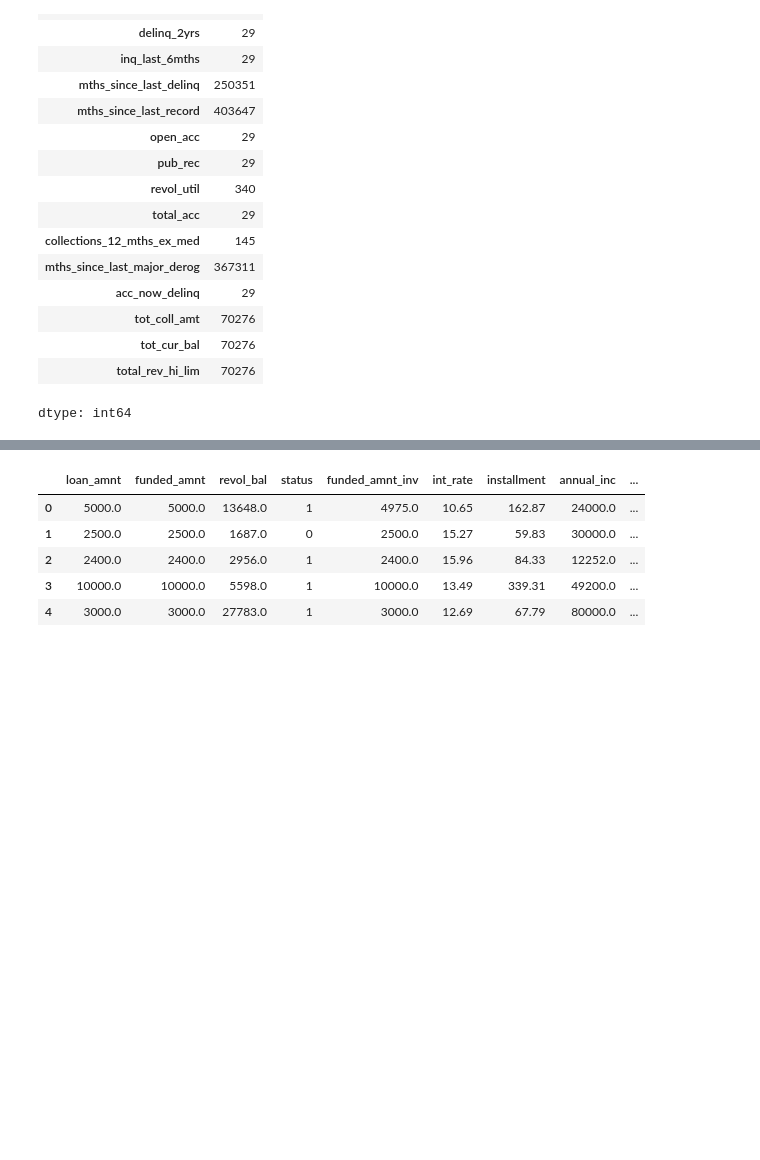
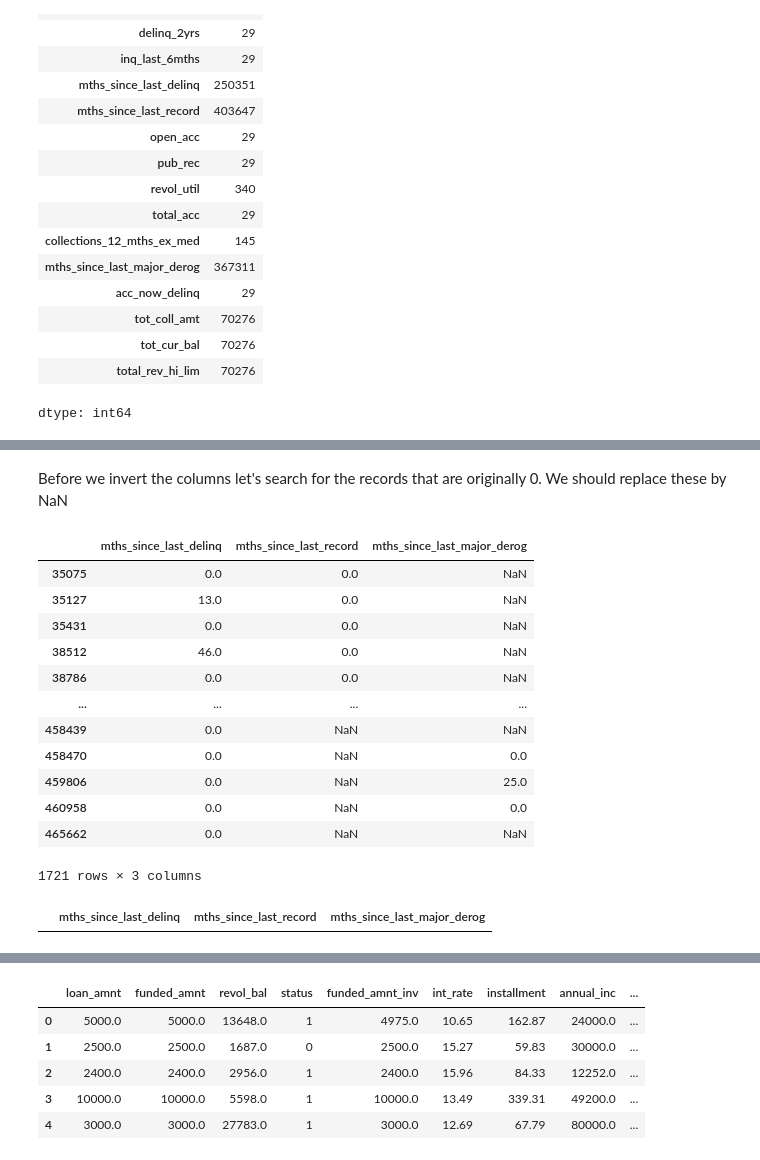
Before and after one commit to MYOUSSF/CreditRisk, a Jupyter notebook: Probability_of_Default_Modelling.ipynb, the cells around one changed output, grey strips where cells are left out. Cells and saved outputs as stored; diff of their text form; code cells hidden in the pictures; blank space fills up the shorter version.

```diff
--- a/Probability_of_Default_Modelling.ipynb
+++ b/Probability_of_Default_Modelling.ipynb
@@ -395 +401,26 @@ dtype: int64
+# %% [markdown]
+Before we invert the columns let's search for the records that are originally 0. We should replace these by NaN
+# %%
+float_columns[cols_to_inverse][(float_columns['mths_since_last_delinq']==0) | (float_columns['mths_since_last_record']==0) | (float_columns['mths_since_last_major_derog']==0)]
+# %% [output]
+|  | mths_since_last_delinq | mths_since_last_record | mths_since_last_major_derog |
+| 35075 | 0.0 | 0.0 | NaN |
+| 35127 | 13.0 | 0.0 | NaN |
+| 35431 | 0.0 | 0.0 | NaN |
+| 38512 | 46.0 | 0.0 | NaN |
+| 38786 | 0.0 | 0.0 | NaN |
+| ... | ... | ... | ... |
+| 458439 | 0.0 | NaN | NaN |
+| 458470 | 0.0 | NaN | 0.0 |
+| 459806 | 0.0 | NaN | 25.0 |
+| 460958 | 0.0 | NaN | 0.0 |
+| 465662 | 0.0 | NaN | NaN |
+1721 rows × 3 columns
+# %%
+for col in cols_to_inverse:
+    float_columns[col].replace(0, np.nan, inplace=True)
+
+float_columns[cols_to_inverse][(float_columns['mths_since_last_delinq']==0) | (float_columns['mths_since_last_record']==0) | (float_columns['mths_since_last_major_derog']==0)]
+# %% [output]
+|  | mths_since_last_delinq | mths_since_last_record | mths_since_last_major_derog |
 # %%
```
Also changed, not shown: parts of 21 cells of this notebook.
